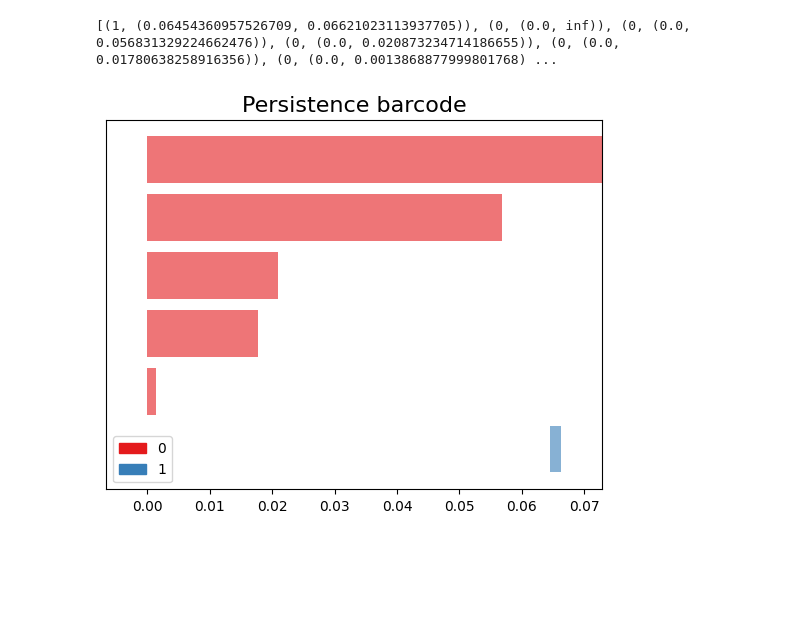
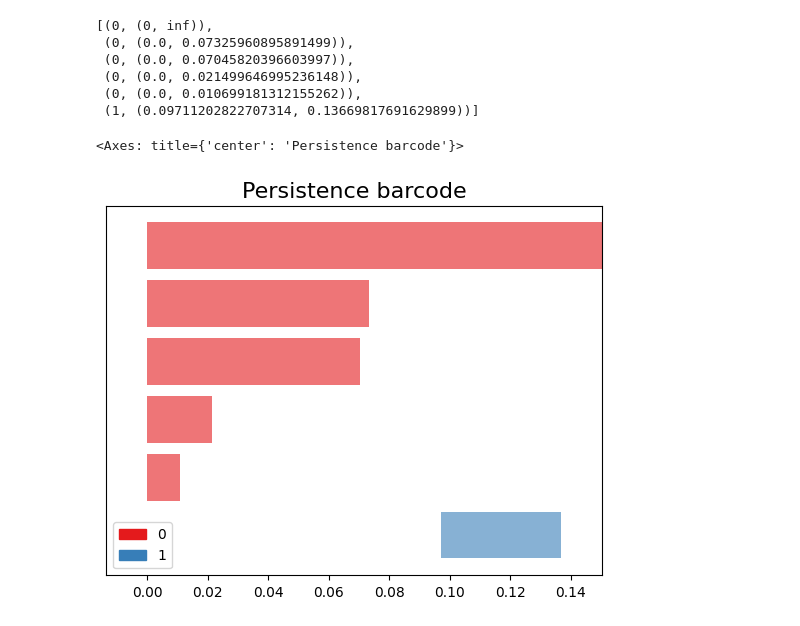
Before and after one commit to tobbensol/masters-thesis, a Jupyter notebook: topology testing/homology testing.ipynb, the cells around one changed output. Drawn from its saved outputs; the diff is of its cells as text; code cells hidden in the pictures; blank space fills up the shorter version.

```diff
--- a/topology testing/homology testing.ipynb
+++ b/topology testing/homology testing.ipynb
@@ -18,3 +36,15 @@ def print_simplex_tree(simplex_tree: gudhi.simplex_tree.SimplexTree):
+# %%
+def find_lowest_nonzero_in_column(boundary_matrix, col):
+    # Extract the column
+    column = boundary_matrix[:, col]
+
+    # Find the indices of non-zero entries
+    non_zero_indices = np.nonzero(column)[0]
+
+    if len(non_zero_indices) == 0:
+        return None  # If no non-zero entries, return None
+    else:
+        return np.max(non_zero_indices)
 # %%
 points = generate_new_points(5)
 alpha_complex: gudhi.alpha_complex = AlphaComplex(points=points)
@@ -46,2 +74,29 @@ print(tree.persistence())
 # %%
-list(tree.get_filtration())
+filtration = list(tree.get_filtration())
+boundary_matrix = get_boundary_matrix(filtration)
+persistence = [(0, (0, np.inf))]
+
+prev_lowest = dict()
+# column reduction
+for i in range(boundary_matrix.shape[0]):
+    lowest = find_lowest_nonzero_in_column(boundary_matrix, i)
+    if lowest is None:
+        continue
+    while lowest in prev_lowest:
+        boundary_matrix[:, i] ^= boundary_matrix[:, prev_lowest[int(lowest)]]
+        lowest = find_lowest_nonzero_in_column(boundary_matrix, i)
+        if lowest is None:
+            break
+    prev_lowest[lowest] = i
+
+# read the result
+for i in range(boundary_matrix.shape[0]):
+    lowest = find_lowest_nonzero_in_column(boundary_matrix, i)
+    if lowest is None:
+        continue
+    dim = len(filtration[i][0]) - 2
+    start = filtration[lowest][1]
+    end = filtration[i][1]
+    if start != end:
+        persistence.append((dim , (filtration[lowest][1], filtration[i][1])))
+persistence.sort(key=lambda x: (x[0], -x[1][0], -x[1][1]))
@@ -66,7 +103,14 @@ list(tree.get_filtration())
+# %%
+persistence
+# %% [output]
+[(0, (0, inf)),
+ (0, (0.0, 0.07325960895891499)),
+ (0, (0.0, 0.07045820396603997)),
+ (0, (0.0, 0.021499646995236148)),
+ (0, (0.0, 0.010699181312155262)),
+ (1, (0.09711202822707314, 0.13669817691629899))]
 # %%
-tree.compute_persistence()
-gudhi.plot_persistence_barcode(tree.persistence())
-print(tree.persistence())
+gudhi.plot_persistence_barcode(persistence)
 # %% [output]
-[(1, (0.06454360957526709, 0.06621023113937705)), (0, (0.0, inf)), (0, (0.0, 0.056831329224662476)), (0, (0.0, 0.020873234714186655)), (0, (0.0, 0.01780638258916356)), (0, (0.0, 0.0013868877999801768) ...
+<Axes: title={'center': 'Persistence barcode'}>
-[figure, old version]
+[figure, new version]
```
Also changed, not shown: parts of 9 cells of this notebook.
